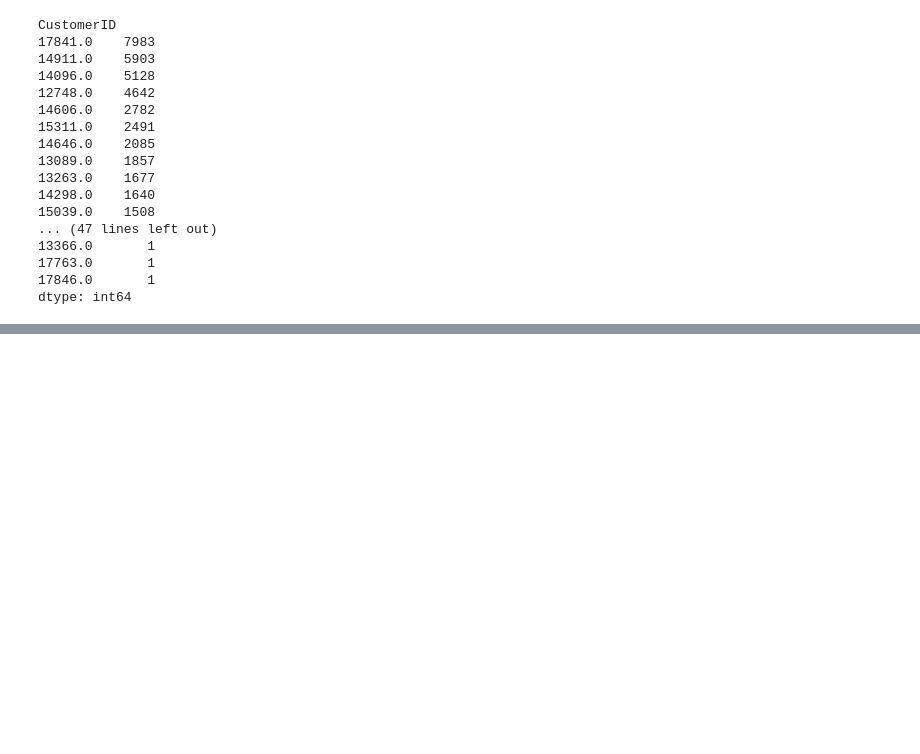
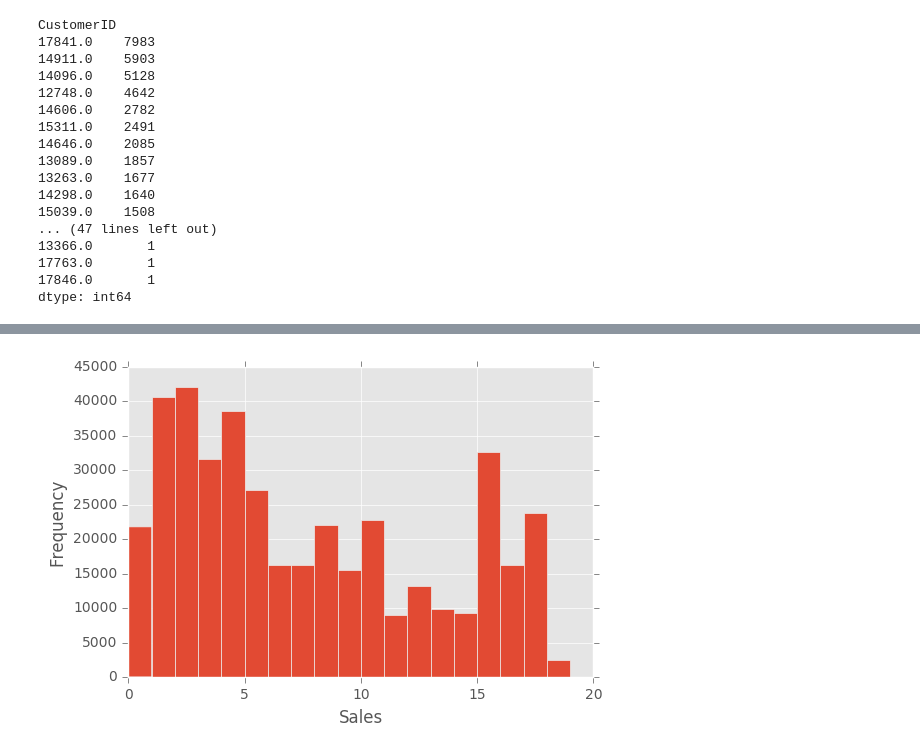
Before and after one commit to Fujiki-Nakamura/OnlineRetailAnalysis, a Jupyter notebook: EDA/customers.ipynb, the cells around one changed output, grey strips where cells are left out. Cells and saved outputs as stored; diff of their text form; code cells hidden in the pictures; blank space fills up the shorter version.

```diff
--- a/EDA/customers.ipynb
+++ b/EDA/customers.ipynb
@@ -10,0 +9,6 @@ df_origin = pd.read_excel(data_dir + file)
+# %%
+t0 = time.time()
+data_dir = '../data/'
+file = 'online_retail.csv'
+df_origin = pd.read_csv(data_dir + file)
+print('Load in ', time.time() - t0)
@@ -59,0 +143,10 @@ dtype: int64
+# %%
+# 各トランザクションの売上を算出する
+# Quantity < 0 を除外
+# UnitPrice <= 0 を除外する
+# つまり Quantity >=0 & UnitPrice > 0 のみ抽出
+
+df_unit_price_plus = df_origin[df_origin['UnitPrice'] > 0]
+print('df_unit_price_plus.shape = ', df_unit_price_plus.shape)
+df_sales = df_unit_price_plus[df_unit_price_plus['Quantity'] >= 0]
+print('df_sales.shape = ', df_sales.shape)
@@ -59,0 +156,4 @@ dtype: int64
+# %%
+# Define DataFrame with Sales column
+df_sales['Sales'] = df_sales['Quantity'] * df_sales['UnitPrice']
+assert df_sales[(df_sales['Sales'] <= 0)].shape[0] == 0
@@ -59,0 +190,8 @@ dtype: int64
+# %%
+# Sales の histogram
+bins = np.arange(0, 20, 1)
+df_sales['Sales'].plot(kind='hist', bins=bins)
+plt.xlabel('Sales')
+plt.show()
+# %% [output]
+[figure, added]
```
Also changed, not shown: parts of 36 cells of this notebook, 3 other files.
